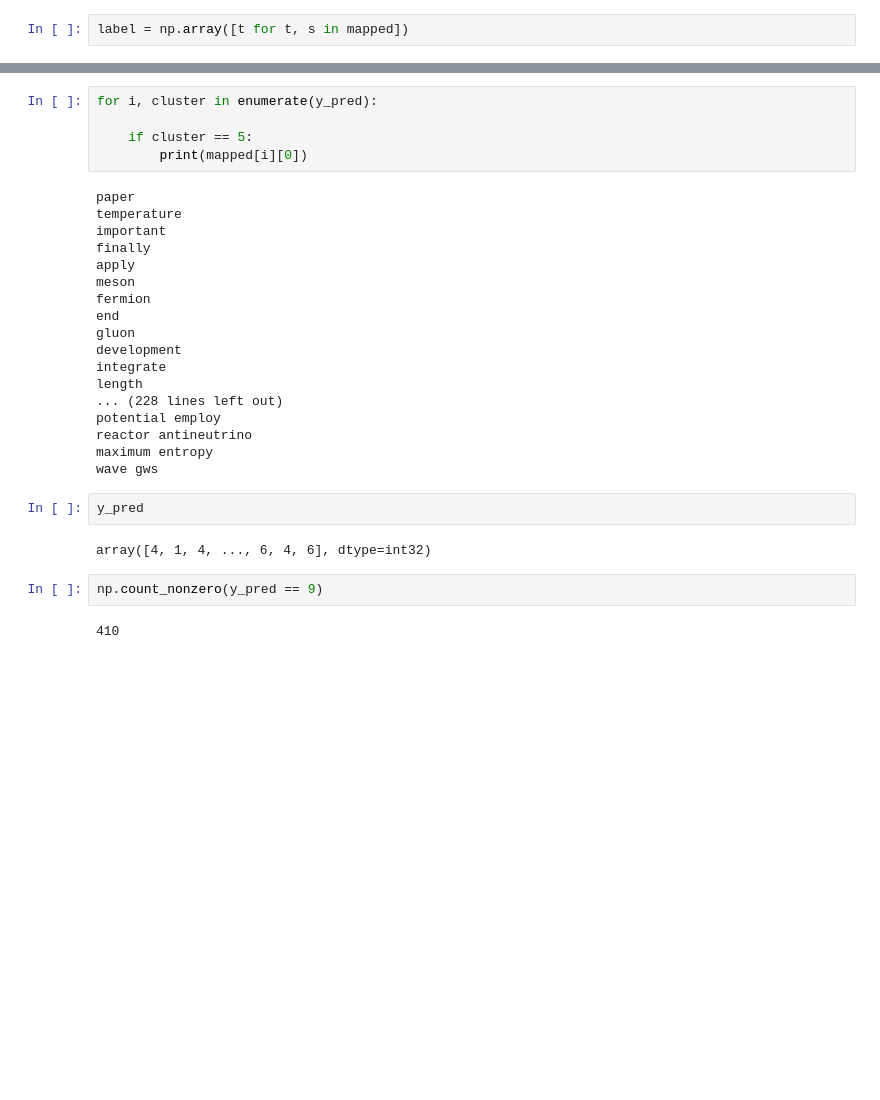
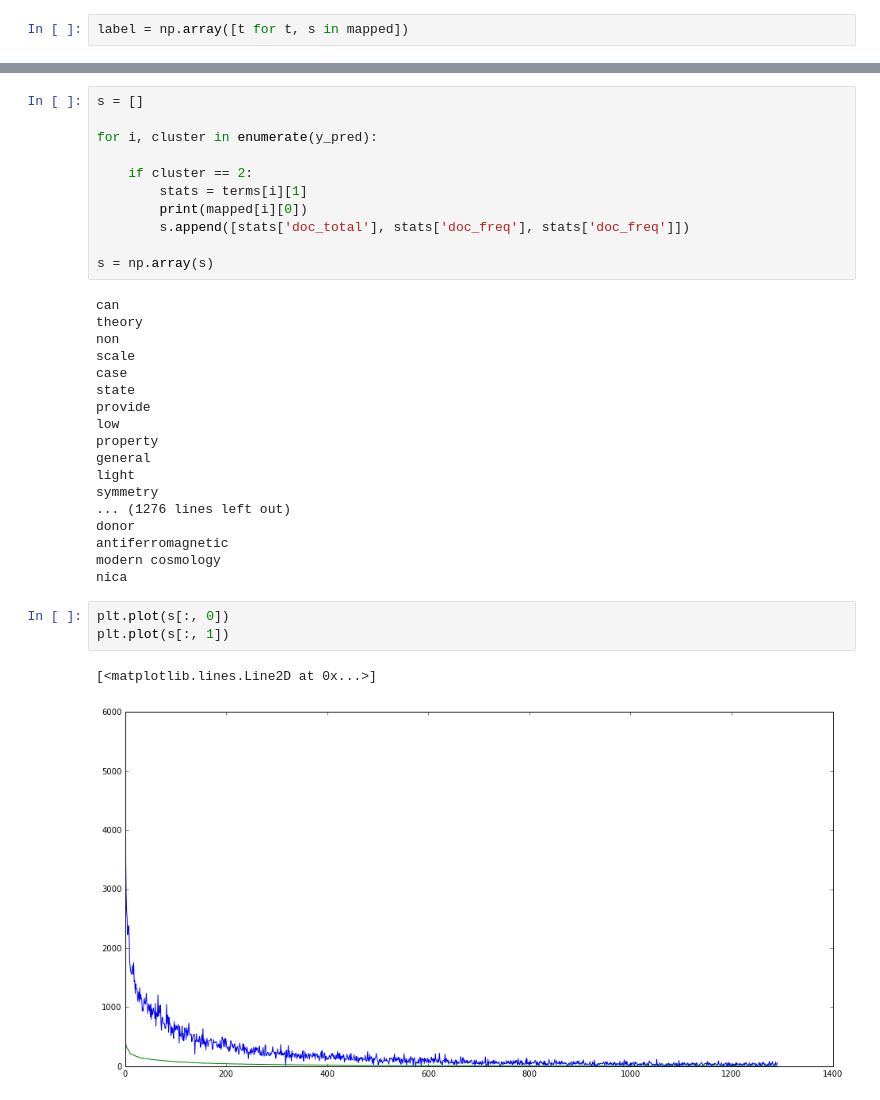
Before and after one commit to inspirehep/invenio-trends, a Jupyter notebook: research/Classification.ipynb, the cells around one changed output, grey strips where cells are left out. Cells and saved outputs as stored; diff of their text form; blank space fills up the shorter version.

```diff
--- a/research/Classification.ipynb
+++ b/research/Classification.ipynb
@@ -321,31 +321,35 @@ array(['use', 'model', 'result', 'can', 'energy'],
 # %%
+s = []
+
 for i, cluster in enumerate(y_pred):
 
-    if cluster == 5:
+    if cluster == 2:
+        stats = terms[i][1]
         print(mapped[i][0])
+        s.append([stats['doc_total'], stats['doc_freq'], stats['doc_freq']])
+
+s = np.array(s)
 # %% [output]
-paper
-temperature
-important
-finally
-apply
-meson
-fermion
-end
-gluon
-development
-integrate
-length
-... (228 lines left out)
-potential employ
-reactor antineutrino
-maximum entropy
-wave gws
+can
+theory
+non
+scale
+case
+state
+provide
+low
+property
+general
+light
+symmetry
+... (1276 lines left out)
+donor
+antiferromagnetic
+modern cosmology
+nica
-# %%
-y_pred
-# %% [output]
-array([4, 1, 4, ..., 6, 4, 6], dtype=int32)
-# %%
-np.count_nonzero(y_pred == 9)
-# %% [output]
-410
+# %%
+plt.plot(s[:, 0])
+plt.plot(s[:, 1])
+# %% [output]
+[<matplotlib.lines.Line2D at 0x...>]
+[figure, added]
```
Also changed, not shown: parts of 14 cells of this notebook, 3 other files.
